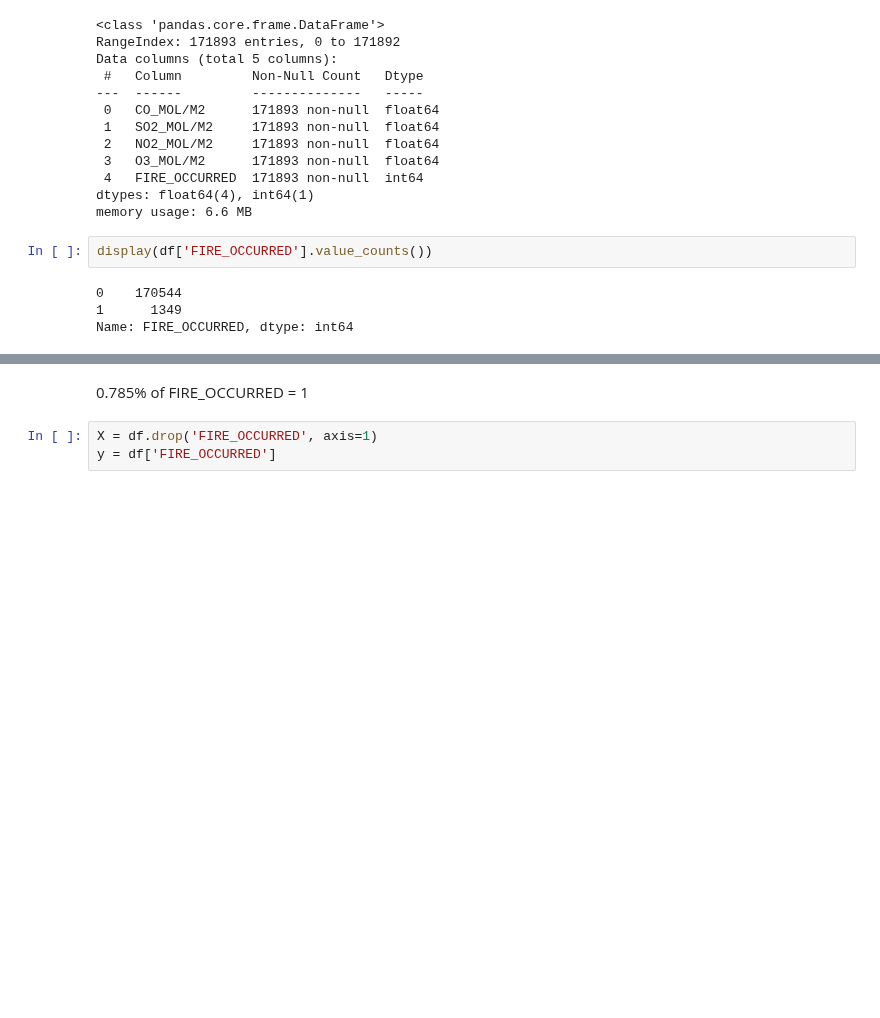
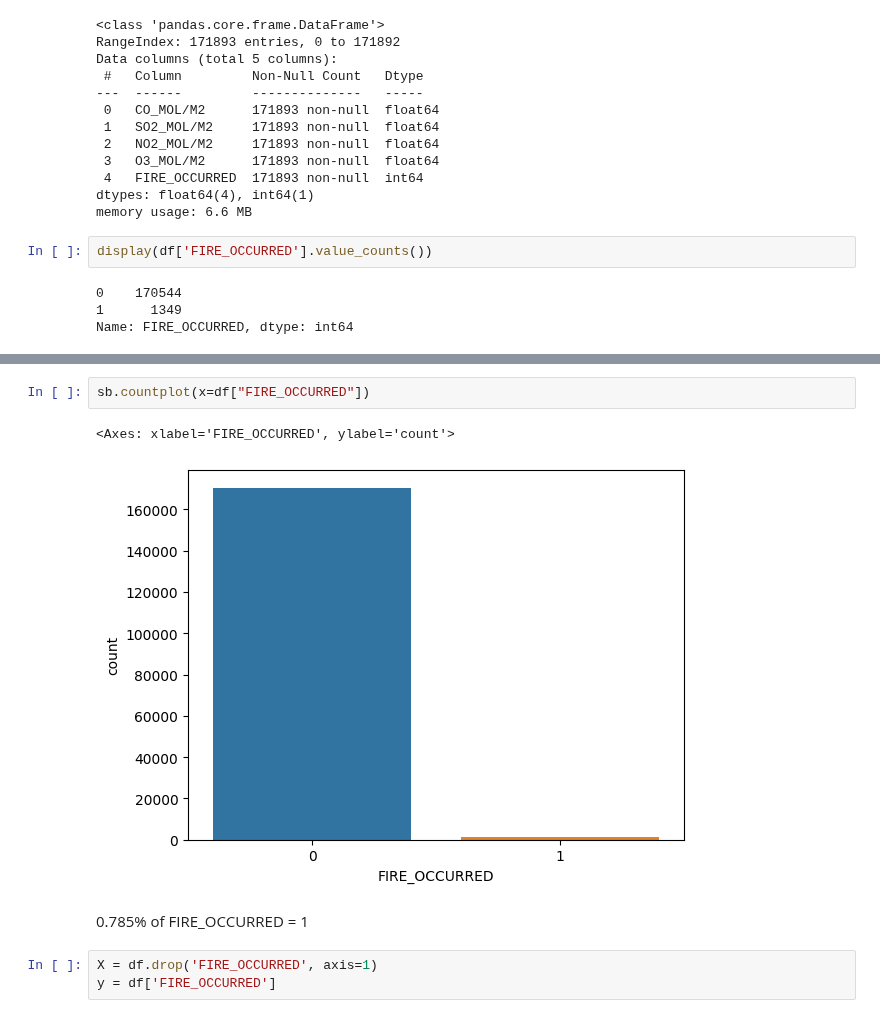
Before and after one commit to ManapatWeeramongkolkul/ForestFireML, a Jupyter notebook: ModelTraining_Pipeline.ipynb, the cells around one changed output, grey strips where cells are left out. Drawn from its saved outputs; the diff is of its cells as text; blank space fills up the shorter version.

```diff
--- a/ModelTraining_Pipeline.ipynb
+++ b/ModelTraining_Pipeline.ipynb
@@ -55,3 +72,8 @@ Name: FIRE_OCCURRED, dtype: int64
+# %%
+sb.countplot(x=df["FIRE_OCCURRED"])
+# %% [output]
+<Axes: xlabel='FIRE_OCCURRED', ylabel='count'>
+[figure, added]
 # %% [markdown]
 0.785% of FIRE_OCCURRED = 1
 # %%
```
Also changed, not shown: parts of 57 cells of this notebook.
